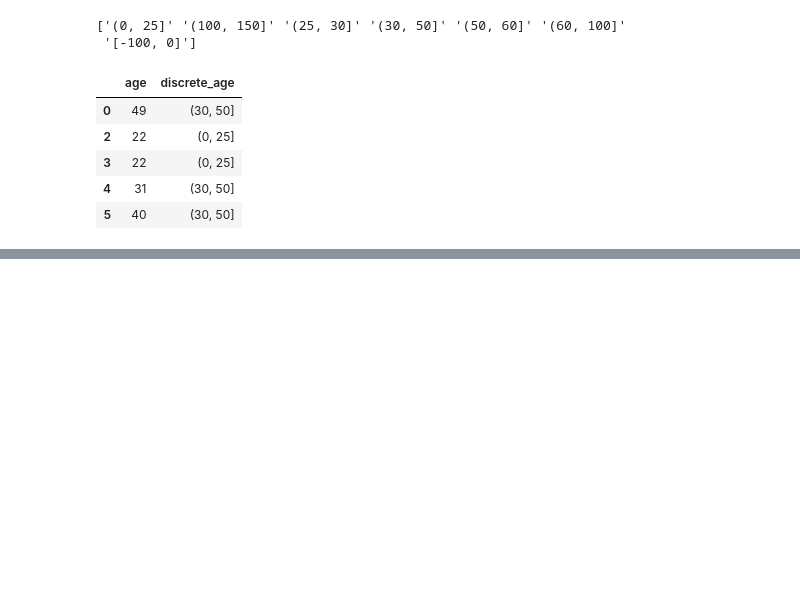
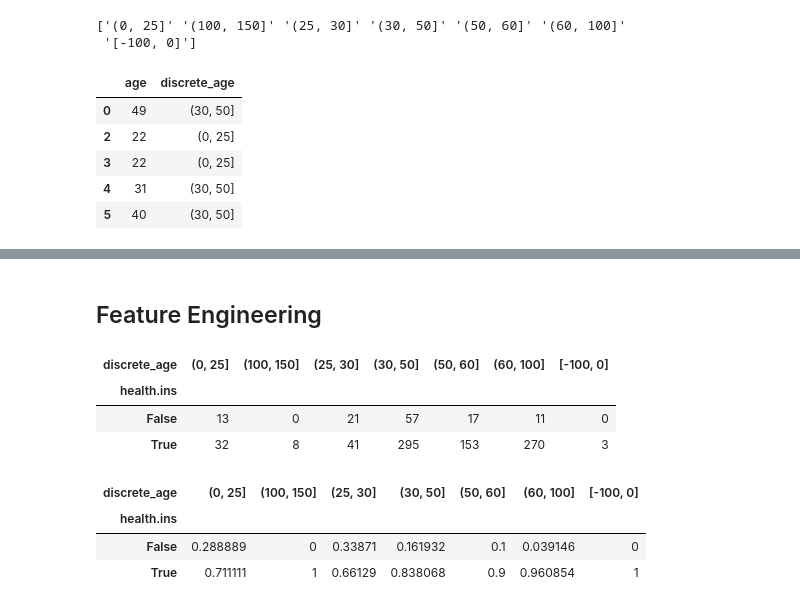
Before and after one commit to dolaameng/practical_munging_tools, a Jupyter notebook: exploration.ipynb, the cells around one changed output, grey strips where cells are left out. Drawn from its saved outputs; the diff is of its cells as text; code cells hidden in the pictures; blank space fills up the shorter version.

```diff
--- a/exploration.ipynb
+++ b/exploration.ipynb
@@ -241,0 +248,18 @@ inspection.plot_feature_pair(r, "discrete_age", "health.ins")
+# %% [markdown]
+## Feature Engineering
+# %%
+t = pd.crosstab(r["health.ins"], r["discrete_age"], )
+t
+# %% [output]
+| discrete_age | (0, 25] | (100, 150] | (25, 30] | (30, 50] | (50, 60] | (60, 100] | [-100, 0] |
+| health.ins |  |  |  |  |  |  |  |
+| False | 13 | 0 | 21 | 57 | 17 | 11 | 0 |
+| True | 32 | 8 | 41 | 295 | 153 | 270 | 3 |
+# %%
+a = t / t.sum(axis = 0)
+a
+# %% [output]
+| discrete_age | (0, 25] | (100, 150] | (25, 30] | (30, 50] | (50, 60] | (60, 100] | [-100, 0] |
+| health.ins |  |  |  |  |  |  |  |
+| False | 0.288889 | 0 | 0.33871 | 0.161932 | 0.1 | 0.039146 | 0 |
+| True | 0.711111 | 1 | 0.66129 | 0.838068 | 0.9 | 0.960854 | 1 |
```
Also changed, not shown: parts of 15 cells of this notebook, 1 other file.
